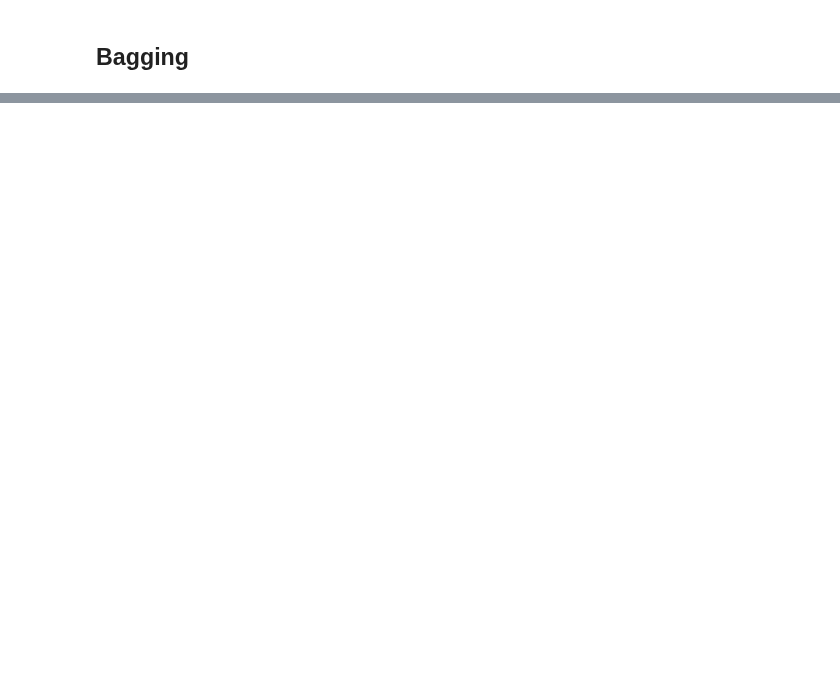
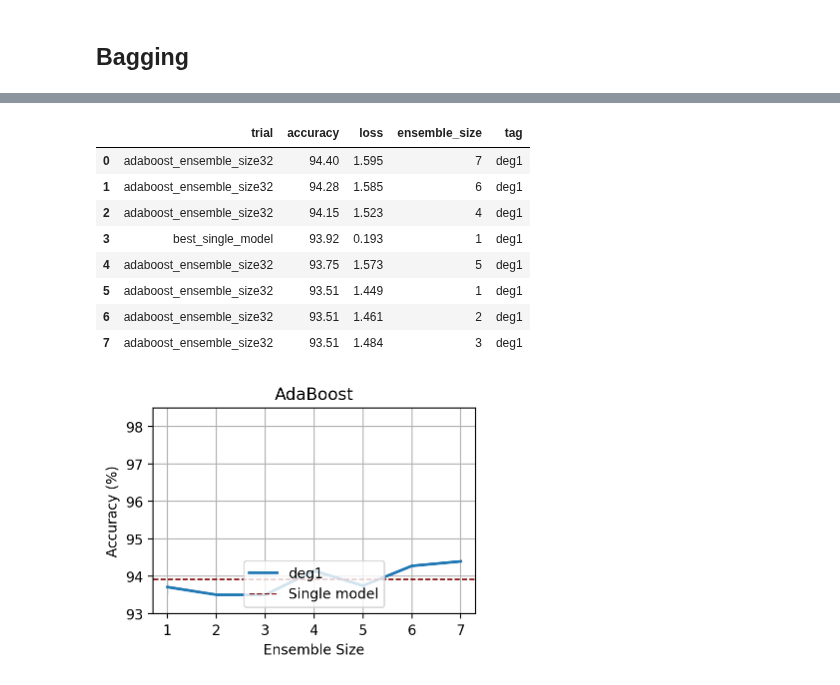
Before and after one commit to oliviaweng/logicnets, a Jupyter notebook: examples/mnist/plots/analysis.ipynb, the cells around one changed output, grey strips where cells are left out. Cells and saved outputs as stored; diff of their text form; code cells hidden in the pictures; blank space fills up the shorter version.

```diff
--- a/examples/mnist/plots/analysis.ipynb
+++ b/examples/mnist/plots/analysis.ipynb
@@ -208,0 +255,7 @@ UnboundLocalError: cannot access local variable 'model_size' where it is not ass
+# %%
+experiment_dir = "../adaboost"
+df = parse_seq_ensemble_exp(experiment_dir)
+df = add_single_model_data(df)
+df = df.sort_values("accuracy", ignore_index=True, ascending=False)
+adaboost_df = df
+df
@@ -208,0 +272,40 @@ UnboundLocalError: cannot access local variable 'model_size' where it is not ass
+# %%
+"""
+Line plot of accuracy vs ensemble size
+"""
+# plot_df = df.loc[df["tag"].isin(["small", "medium", "large"])]
+plot_df = df
+display(plot_df)
+fig, ax = plt.subplots(figsize=(4, 3))
+ax = sns.lineplot(
+    data=plot_df,
+    x="ensemble_size",
+    y="accuracy",
+    ax=ax,
+    hue="tag",
+    linewidth=2,
+    # legend="auto",
+)
+plt.axhline(y=BEST_SINGLE_MODEL["accuracy"], linewidth=1, linestyle="--", color="maroon", label="Single model")
+ax.grid()
+ax.set_title("AdaBoost")
+ax.set_ylabel("Accuracy (%)")
+ax.set_xlabel("Ensemble Size")
+ax.legend(loc="lower center")
+ax.set_ylim([93, 98.5])
+
+# fig.legend(bbox_to_anchor=(0.5, -0.2), loc="lower center")
+fig.tight_layout()
+plt.savefig("adaboost_acc_v_ensemble_size_lineplot.pdf")
+plt.savefig("adaboost_acc_v_ensemble_size_lineplot.png")
+# %% [output]
+|  | trial | accuracy | loss | ensemble_size | tag |
+| 0 | adaboost_ensemble_size32 | 94.40 | 1.595 | 7 | deg1 |
+| 1 | adaboost_ensemble_size32 | 94.28 | 1.585 | 6 | deg1 |
+| 2 | adaboost_ensemble_size32 | 94.15 | 1.523 | 4 | deg1 |
+| 3 | best_single_model | 93.92 | 0.193 | 1 | deg1 |
+| 4 | adaboost_ensemble_size32 | 93.75 | 1.573 | 5 | deg1 |
+| 5 | adaboost_ensemble_size32 | 93.51 | 1.449 | 1 | deg1 |
+| 6 | adaboost_ensemble_size32 | 93.51 | 1.461 | 2 | deg1 |
+| 7 | adaboost_ensemble_size32 | 93.51 | 1.484 | 3 | deg1 |
+[figure, added]
```
Also changed, not shown: parts of 9 cells of this notebook, 16 other files.
